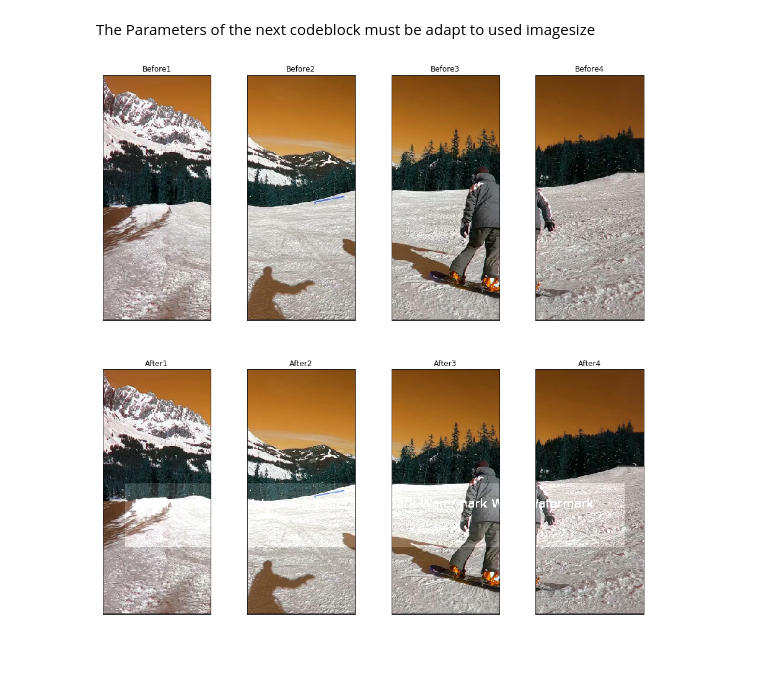
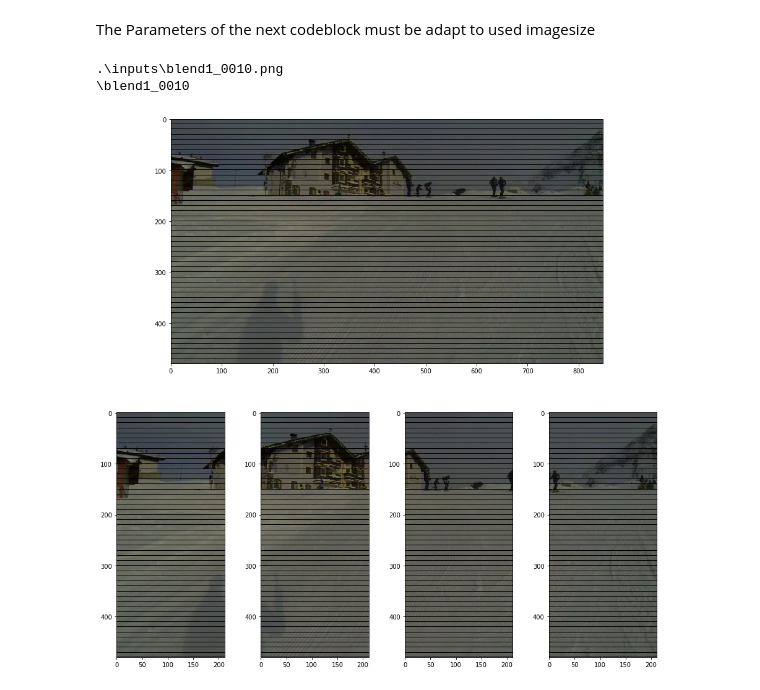
Before and after one commit to SibHusky/DataGen-for-CNN-denoiser, a Jupyter notebook: data4denoiser.ipynb, the cells around one changed output. Cells and saved outputs as stored; diff of their text form; code cells hidden in the pictures; blank space fills up the shorter version.

Commit message:
new damage image, small modification

```diff
--- a/data4denoiser.ipynb
+++ b/data4denoiser.ipynb
@@ -73,39 +115,55 @@ The Parameters of the next codeblock must be adapt to used imagesize
 # %%
 for im in  glob(path_datafolder_pureimage+"*.png"):
     im2split = cv2.imread(im)
-    imname = im[im.find("frame"):]
+    imname = im[im.find("frame"):im.rfind(".")]
+    width_splint = int(848/count_pieces) #width of input is always 848 in this project
     for i in range(count_pieces):
-        cv2.imwrite(path_datafolder_pureimage+"splt"+str(i+1)+"\\"+imname,im2split[:,(212*i):(212*i)+212,:]) # adapt slicing borders as a function to image size
+        if i == (count_pieces-1): #last splint
+            cv2.imwrite(path_datafolder_pureimage+"split\\"+imname+"_"+str(i+1)+".png",im2split[:,(width_splint*i):,:])
+        else:
+            cv2.imwrite(path_datafolder_pureimage+"split\\"+imname+"_"+str(i+1)+".png",im2split[:,(width_splint*i):(width_splint*i)+width_splint,:])
 # %%
 for im in  glob(path_datafolder_watermarked+"*.png"):
     im2split = cv2.imread(im)
-    imname = im[im.find("blend"):]
+    imname = im[im.find("blend"):im.rfind(".")]
+    width_splint = int(848/count_pieces) #width of input is always 848 in this project
     for i in range(count_pieces):
-        cv2.imwrite(path_datafolder_watermarked+"splt"+str(i+1)+"\\"+imname,im2split[:,(212*i):(212*i)+212,:]) # adapt slicing borders as a function to image size
+        if i == (count_pieces-1): #last splint
+            cv2.imwrite(path_datafolder_watermarked+"split\\"+imname+"_"+str(i+1)+".png",im2split[:,(width_splint*i):,:])
+        else:
+            cv2.imwrite(path_datafolder_watermarked+"split\\"+imname+"_"+str(i+1)+".png",im2split[:,(width_splint*i):(width_splint*i)+width_splint,:])
-# %%
-##print
-pure1_1 = path_datafolder_pureimage+"splt1\\frame1.png"
-pure1_2 = path_datafolder_pureimage+"splt2\\frame1.png"
-pure1_3 = path_datafolder_pureimage+"splt3\\frame1.png"
-pure1_4 = path_datafolder_pureimage+"splt4\\frame1.png"
-
-pure_list = [pure1_1,pure1_2,pure1_3,pure1_4]
-
-wm1_1 = path_datafolder_watermarked+"splt1\\blend1.png"
-wm1_2 = path_datafolder_watermarked+"splt2\\blend1.png"
-wm1_3 = path_datafolder_watermarked+"splt3\\blend1.png"
-wm1_4 = path_datafolder_watermarked+"splt4\\blend1.png"
-
-wm_list = [wm1_1,wm1_2,wm1_3,wm1_4]
-
-fig = plt.figure(figsize=(16,16))
-for ind in range(4):
-    ax = fig.add_subplot(2,4,ind+1,xticks=[], yticks=[])
-    plt.imshow(cv2.imread(pure_list[ind]))
-    ax.set_title('Before'+str(ind+1))
-
-    ax = fig.add_subplot(2,4,ind+5,xticks=[], yticks=[])
-    plt.imshow(cv2.imread(wm_list[ind]))
-    ax.set_title('After'+str(ind+1))
-# %% [output]
-[figure, removed]
+# %%
+##print
+video_index_tr = "{{0:0{}}}".format(digits_video_index).format(1)
+frames_index_tr = "{{0:0{}}}".format(digits_frames_index).format(10)
+wm1 = path_datafolder_watermarked+"blend"+str(video_index_tr)+"_"+str(frames_index_tr)+".png"
+wm1_without_path = wm1[wm1.rfind("\\"):wm1.rfind(".")]
+wm_list = []
+print(wm1)
+print(wm1_without_path)
+for i in range(1,count_pieces+1):
+    for im in glob(path_datafolder_watermarked+"split\\"+wm1_without_path+"_"+str(i)+".png"):
+        wm_list.append(im)
+        break
+
+wm1_RGB = cv2.cvtColor(cv2.imread(wm1), cv2.COLOR_BGR2RGB)
+splitter_list = []
+
+for im in wm_list:
+    splitter_list.append(cv2.cvtColor(cv2.imread(im), cv2.COLOR_BGR2RGB))
+
+
+fig = plt.figure(figsize=(16,16))
+
+gs1 = GridSpec(2, 4)
+ax1 = fig.add_subplot(gs1[:1, :])
+plt.imshow(wm1_RGB)
+for split in range(count_pieces):
+    ax = fig.add_subplot(gs1[1:,split:split+1])
+    plt.imshow(splitter_list[split])
+
+plt.show()
+# %% [output]
+.\inputs\blend1_0010.png
+\blend1_0010
+[figure, added]
```
Also changed, not shown: parts of 16 cells of this notebook.
